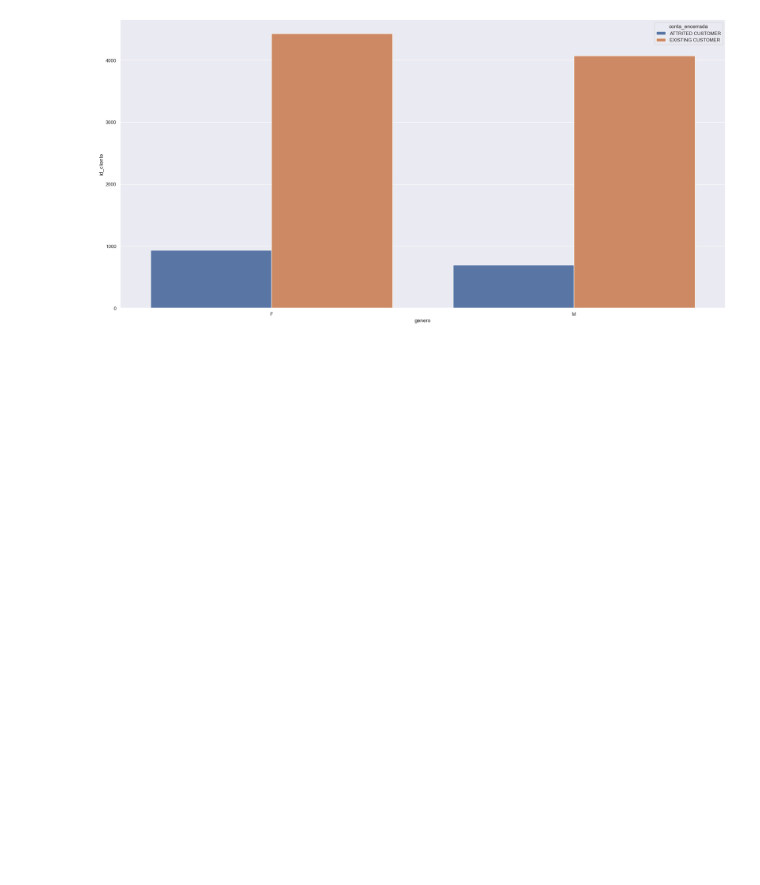
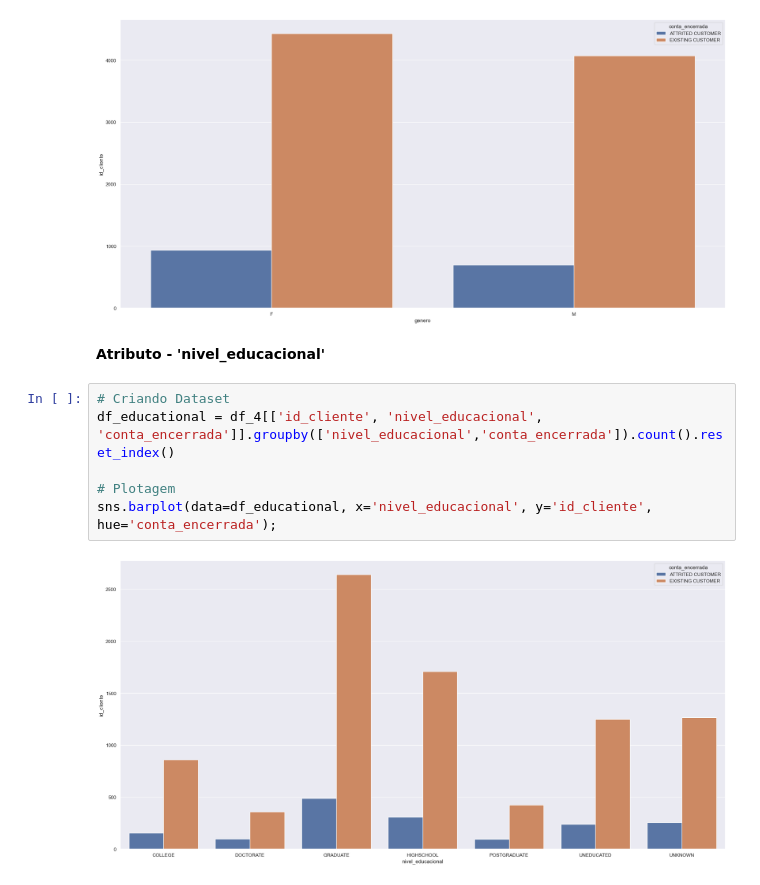
Before and after one commit to jefferson-datascience/predicao_churn_banco, a Jupyter notebook: ciclo_01.ipynb, the cells around one changed output. Saved outputs shown, nothing was run; the diff lists cells and outputs as text; blank space fills up the shorter version.

```diff
--- a/ciclo_01.ipynb
+++ b/ciclo_01.ipynb
@@ -316,3 +303,13 @@ df_genero = df_4[['id_cliente', 'genero', 'conta_encerrada']].groupby(['genero',
 sns.barplot(data=df_genero, x='genero', y='id_cliente', hue='conta_encerrada');
 # %% [output]
 [figure]
+# %% [markdown]
+**Atributo - 'nivel_educacional'**
+# %%
+# Criando Dataset
+df_educational = df_4[['id_cliente', 'nivel_educacional', 'conta_encerrada']].groupby(['nivel_educacional','conta_encerrada']).count().reset_index()
+
+# Plotagem
+sns.barplot(data=df_educational, x='nivel_educacional', y='id_cliente', hue='conta_encerrada');
+# %% [output]
+[figure, added]
```
Also changed, not shown: parts of 14 cells of this notebook.
